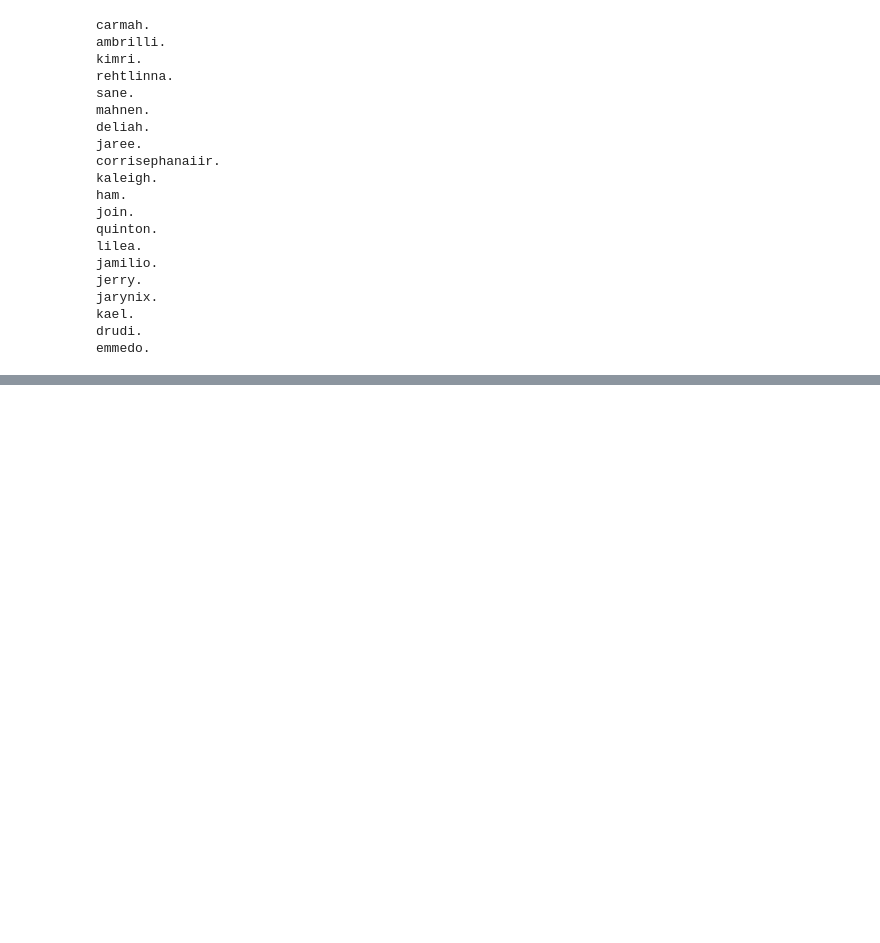
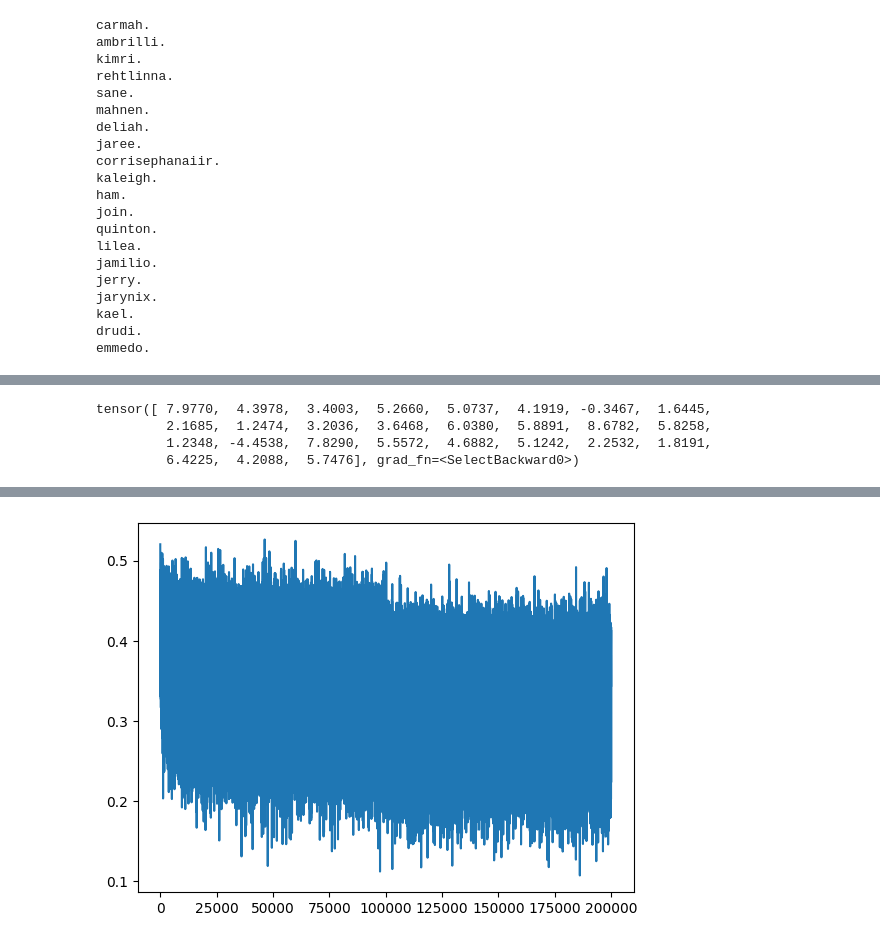
Before and after one commit to Sidharth6Shah/Neural-Networks-Technical, a Jupyter notebook: rnn_makemore.ipynb, the cells around one changed output, grey strips where cells are left out. Drawn from its saved outputs; the diff is of its cells as text; code cells hidden in the pictures; blank space fills up the shorter version.

Commit message:
starting batchnorm

```diff
--- a/rnn_makemore.ipynb
+++ b/rnn_makemore.ipynb
@@ -195,0 +200,78 @@ emmedo.
+# %%
+logits[0]
+# %% [output]
+tensor([ 7.9770,  4.3978,  3.4003,  5.2660,  5.0737,  4.1919, -0.3467,  1.6445,
+         2.1685,  1.2474,  3.2036,  3.6468,  6.0380,  5.8891,  8.6782,  5.8258,
+         1.2348, -4.4538,  7.8290,  5.5572,  4.6882,  5.1242,  2.2532,  1.8191,
+         6.4225,  4.2088,  5.7476], grad_fn=<SelectBackward0>)
+# %%
+# MLP
+n_embd = 10
+n_hidden = 200
+
+g = torch.Generator().manual_seed(2147483647)
+C = torch.randn((vocab_size, n_embd),                generator = g)
+W1 = torch.randn((n_embd * block_size, n_hidden),    generator = g)
+b1 = torch.randn((n_hidden),                         generator = g)
+W2 = torch.randn((n_hidden, vocab_size),             generator = g) * 0.01
+b2 = torch.rand((vocab_size),                       generator = g) * 0
+parameters = [C, W1, b1, W2, b2]
+
+print(sum(p.nelement() for p in parameters))
+for p in parameters:
+    p.requires_grad = True
+
+
+# Optimization
+max_steps = 200000
+batch_size = 32
+lossi = []
+
+for i in range(max_steps):
+    # minibatch construct
+    ix = torch.randint(0, Xtr.shape[0], (batch_size,), generator=g)
+    Xb, Yb = Xtr[ix], Ytr[ix]
+
+    # forward pass
+    emb = C[Xb]
+    embcat = emb.view(emb.shape[0], -1)
+    hpreact = embcat @ W1 + b1
+    h = torch.tanh(hpreact)
+    logits = h @ W2 + b2
+    loss = F.cross_entropy(logits, Yb)
+
+    # backward pass
+    for p in parameters:
+        p.grad = None
+    loss.backward()
+
+    # gradient descent
+    lr = 0.1 if i < 100000 else 0.01 # step learning rate decay
+    for p in parameters:
+        p.data += -lr * p.grad
+
+    if i % 10000 == 0:
+        print(f'{i:7d}/{max_steps:7d}: {loss.item():.4f}')
+    lossi.append(loss.log10().item())
+
+plt.plot(lossi)
+
+
+# Evaluate
+@torch.no_grad() # this decorator disables gradient tracking
+def split_loss(split):
+    x, y = {
+        'train': (Xtr, Ytr),
+        'val': (Xdev, Ydev),
+        'test': (Xte, Yte),
+    }[split]
+    emb = C[x] # (N, block_size, n_embd)
+    embcat = emb.view(emb.shape[0], -1) # concat into (N, block_size * n_embd)
+    h = torch.tanh(embcat @ W1 + b1) # (N, n_hidden)
+    logits = h @ W2 + b2 # (N, vocab_size)
+    loss = F.cross_entropy(logits, y)
+    print(split, loss.item())
+
+split_loss('train')
+split_loss('val')
+# %% [output]
@@ -195,0 +295 @@ emmedo.
+[figure, added]
```
Also changed, not shown: parts of 12 cells of this notebook.
